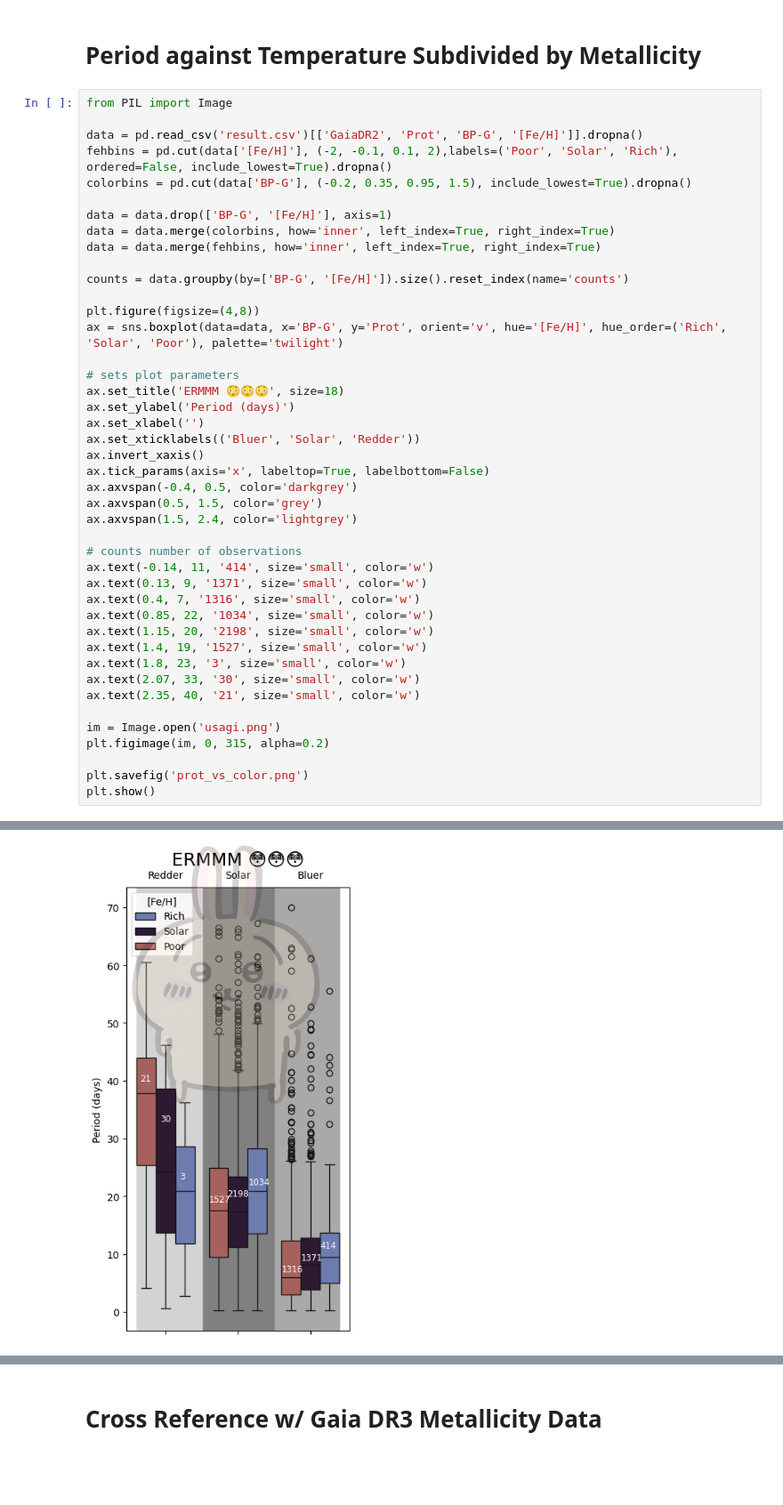
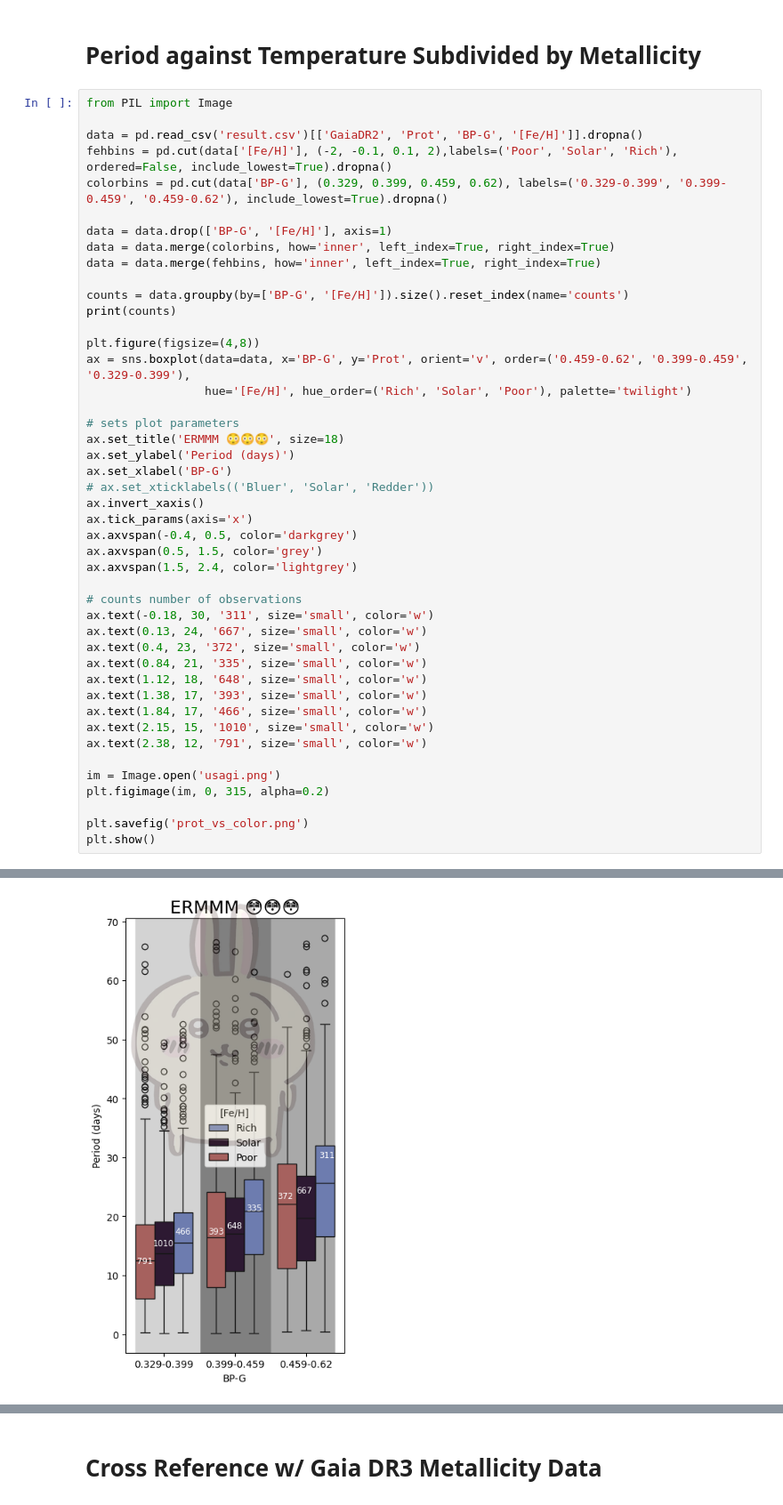
Before and after one commit to livelaplove/SURP-2025, a Jupyter notebook: metallicity/metallicity.ipynb, the cells around one changed output, grey strips where cells are left out. Shown at 89% size. Drawn from its saved outputs; the diff is of its cells as text; blank space fills up the shorter version.

Commit message:
fixed prot vs color index plot

```diff
--- a/metallicity/metallicity.ipynb
+++ b/metallicity/metallicity.ipynb
@@ -56,38 +56,40 @@ from PIL import Image
 
 data = pd.read_csv('result.csv')[['GaiaDR2', 'Prot', 'BP-G', '[Fe/H]']].dropna()
 fehbins = pd.cut(data['[Fe/H]'], (-2, -0.1, 0.1, 2),labels=('Poor', 'Solar', 'Rich'), ordered=False, include_lowest=True).dropna()
-colorbins = pd.cut(data['BP-G'], (-0.2, 0.35, 0.95, 1.5), include_lowest=True).dropna()
+colorbins = pd.cut(data['BP-G'], (0.329, 0.399, 0.459, 0.62), labels=('0.329-0.399', '0.399-0.459', '0.459-0.62'), include_lowest=True).dropna()
 
 data = data.drop(['BP-G', '[Fe/H]'], axis=1)
 data = data.merge(colorbins, how='inner', left_index=True, right_index=True)
 data = data.merge(fehbins, how='inner', left_index=True, right_index=True)
 
 counts = data.groupby(by=['BP-G', '[Fe/H]']).size().reset_index(name='counts')
+print(counts)
 
 plt.figure(figsize=(4,8))
-ax = sns.boxplot(data=data, x='BP-G', y='Prot', orient='v', hue='[Fe/H]', hue_order=('Rich', 'Solar', 'Poor'), palette='twilight')
+ax = sns.boxplot(data=data, x='BP-G', y='Prot', orient='v', order=('0.459-0.62', '0.399-0.459', '0.329-0.399'),
+                 hue='[Fe/H]', hue_order=('Rich', 'Solar', 'Poor'), palette='twilight')
 
 # sets plot parameters
 ax.set_title('ERMMM 😳😳😳', size=18)
 ax.set_ylabel('Period (days)')
-ax.set_xlabel('')
-ax.set_xticklabels(('Bluer', 'Solar', 'Redder'))
+ax.set_xlabel('BP-G')
+# ax.set_xticklabels(('Bluer', 'Solar', 'Redder'))
 ax.invert_xaxis()
-ax.tick_params(axis='x', labeltop=True, labelbottom=False)
+ax.tick_params(axis='x')
 ax.axvspan(-0.4, 0.5, color='darkgrey')
 ax.axvspan(0.5, 1.5, color='grey')
 ax.axvspan(1.5, 2.4, color='lightgrey')
 
 # counts number of observations
-ax.text(-0.14, 11, '414', size='small', color='w')
-ax.text(0.13, 9, '1371', size='small', color='w')
-ax.text(0.4, 7, '1316', size='small', color='w')
-ax.text(0.85, 22, '1034', size='small', color='w')
-ax.text(1.15, 20, '2198', size='small', color='w')
-ax.text(1.4, 19, '1527', size='small', color='w')
-ax.text(1.8, 23, '3', size='small', color='w')
-ax.text(2.07, 33, '30', size='small', color='w')
-ax.text(2.35, 40, '21', size='small', color='w')
+ax.text(-0.18, 30, '311', size='small', color='w')
+ax.text(0.13, 24, '667', size='small', color='w')
+ax.text(0.4, 23, '372', size='small', color='w')
+ax.text(0.84, 21, '335', size='small', color='w')
+ax.text(1.12, 18, '648', size='small', color='w')
+ax.text(1.38, 17, '393', size='small', color='w')
+ax.text(1.84, 17, '466', size='small', color='w')
+ax.text(2.15, 15, '1010', size='small', color='w')
+ax.text(2.38, 12, '791', size='small', color='w')
 
 im = Image.open('usagi.png')
 plt.figimage(im, 0, 315, alpha=0.2)
@@ -98,4 +110,4 @@ plt.show()
-[figure, old version]
+[figure, new version]
 # %% [markdown]
 ![priii](usagi.webp "yaha")
 # %% [markdown]
```
Also changed, not shown: parts of 2 cells of this notebook, 5 other files.
